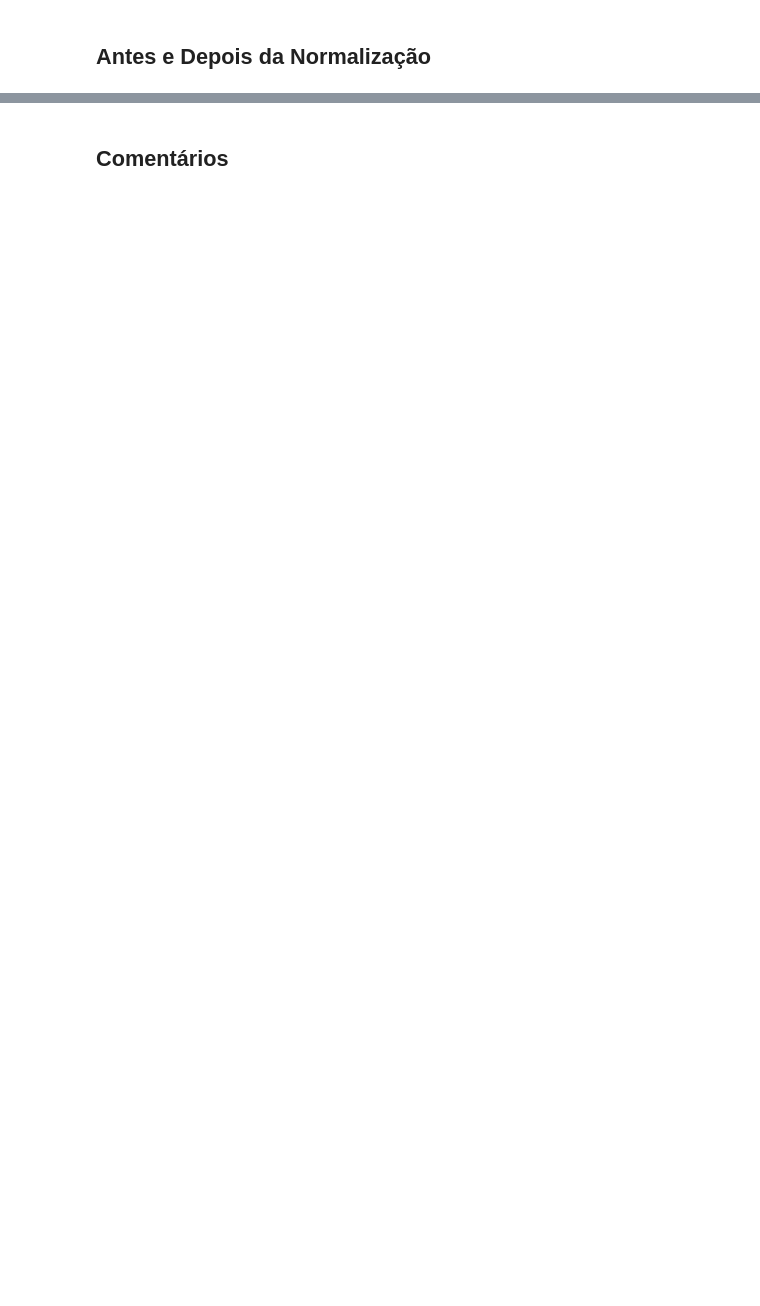
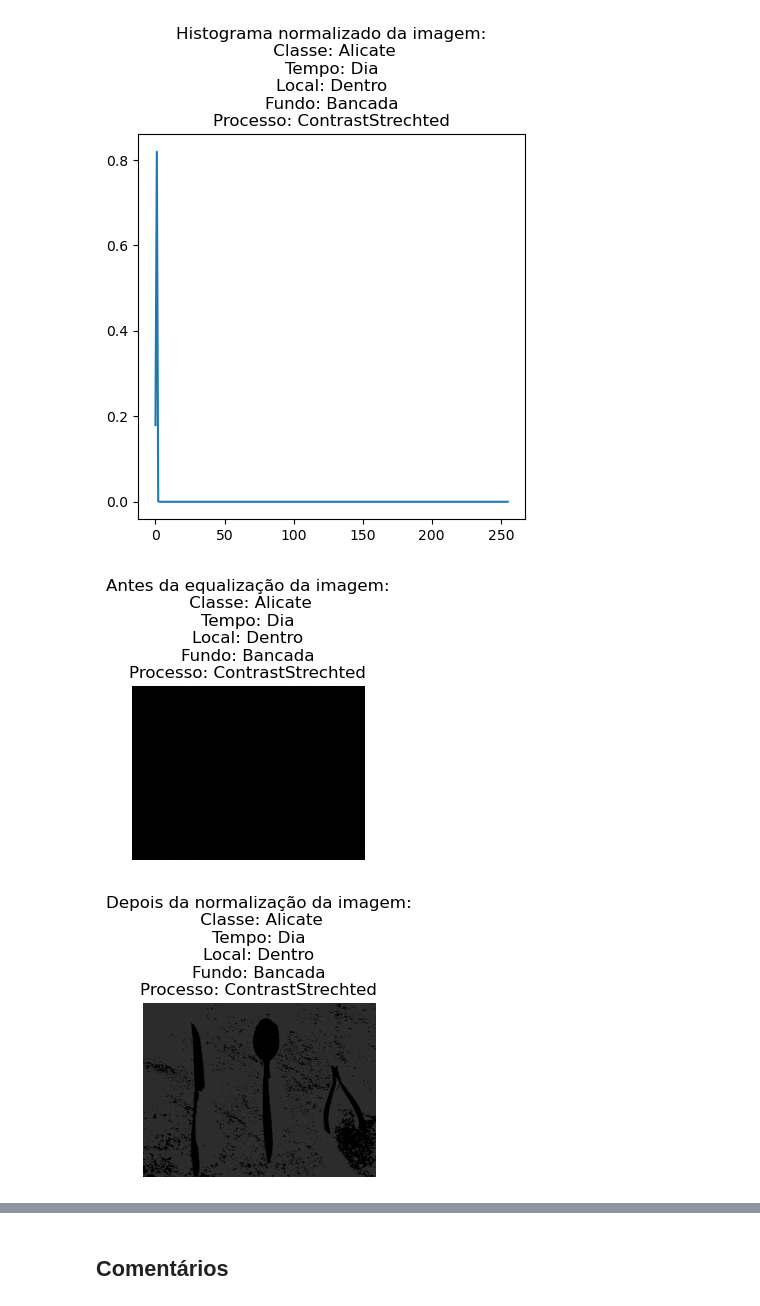
Before and after one commit to LuizGustavoP/MAC-0417-EPS, a Jupyter notebook: EP2 - Normalization.ipynb, the cells around one changed output, grey strips where cells are left out. Saved outputs shown, nothing was run; the diff lists cells and outputs as text; code cells hidden in the pictures; blank space fills up the shorter version.

Commit message:
EP2: Finaliza a implementação dos notebooks de normalização e data augmentation

```diff
--- a/EP2 - Normalization.ipynb
+++ b/EP2 - Normalization.ipynb
@@ -154,11 +100,19 @@ def saveImage(filename, image):
 # %%
+#Código adaptado da Lista 1
+def plot_img(fig, titulo):
+  plt.figure(figsize=(3,3))
+  plt.imshow(fig, cmap='gray', vmin=0, vmax=255)
+  plt.title(titulo)
+  plt.axis('off')
+  plt.show()
+
 def plot_histogram(fig, titulo):
   plt.figure(figsize=(5,5))
   plt.plot(fig)
   plt.title(titulo)
   plt.show()
 
-def normalized_histogram(image):
+def normalized_histogram(image, legenda):
     normalizedValues = [0]*256
     for lineIndex in range(len(image)):
         for columnIndex in range(len(image[lineIndex])):
@@ -166,19 +120,19 @@ def normalized_histogram(image):
 
     for i in range(len(normalizedValues)):
         normalizedValues[i] /= (len(image)*len(image[0]))
-    plot_histogram(normalizedValues, "Histograma normalizado")
+    plot_histogram(normalizedValues, "Histograma normalizado da imagem:\n " + legenda)
 
     return normalizedValues
 
-def histogram_equalization(originalImage, normalizedValues):
+def histogram_equalization(originalImage, normalizedValues, legenda):
     image = originalImage.copy()
-    plot_img(originalImage, "Before histogram equalization")
+    plot_img(originalImage, "Antes da equalização da imagem:\n " + legenda)
     for lineIndex in range(len(image)):
         for columnIndex in range(len(image[lineIndex])):
             normalizedSum = 0
             for value in range(int(image[lineIndex][columnIndex])): normalizedSum += normalizedValues[value]
             image[lineIndex][columnIndex] = 255*(normalizedSum)
-    plot_img(image, "After histogram equalization")
+    plot_img(image, "Depois da normalização da imagem:\n " + legenda)
     return image
 # %% [markdown]
 ## Histograma Médio dos Datasets
@@ -185,2 +143,32 @@ def histogram_equalization(originalImage, normalizedValues):
-# %% [markdown]
-## Antes e Depois da Normalização
+# %%
+def createNormalizedDataset(bancoImagens):
+    if not os.path.exists("./normalizedDataset/"):
+        os.makedirs("./normalizedDataset/")
+    for classe in bancoImagens.keys():
+        for tempo in bancoImagens[classe].keys():
+            for iluminacao in bancoImagens[classe][tempo].keys():
+                for fundo in bancoImagens[classe][tempo][iluminacao].keys():
+                    for processo in bancoImagens[classe][tempo][iluminacao][fundo].keys():
+                        legenda = f"Classe: {classe}\nTempo: {tempo}\nLocal: {iluminacao}\nFundo: {fundo}\nProcesso: {processo}"
+                        normalizedValues = normalized_histogram(bancoImagens[classe][tempo][iluminacao][fundo][processo], legenda)
+                        equalized_image = histogram_equalization(bancoImagens[classe][tempo][iluminacao][fundo][processo], normalizedValues, legenda)
+                        normalized_histogram(equalized_image, legenda + "\nEqualizada");
+                        saveImage(f"./normalizedDataset/{classe},{tempo},{iluminacao},{fundo},{processo},Equalizada.jpg", equalized_image)
+
+createNormalizedDataset(bancoImagensProcessadas)
+
+def normalizeOriginalGrayDataset(bancoImagens):
+    for classe in bancoImagens.keys():
+        for tempo in bancoImagens[classe].keys():
+            for iluminacao in bancoImagens[classe][tempo].keys():
+                for fundo in bancoImagens[classe][tempo][iluminacao].keys():
+                    legenda = f"Classe: {classe}\nTempo: {tempo}\nLocal: {iluminacao}\nFundo: {fundo}"
+                    normalizedValues = normalized_histogram(bancoImagens[classe][tempo][iluminacao][fundo], legenda)
+                    equalized_image = histogram_equalization(bancoImagens[classe][tempo][iluminacao][fundo], normalizedValues, legenda)
+                    normalized_histogram(equalized_image, legenda + "\nEqualizada");
+
+normalizeOriginalGrayDataset(bancoImagensCinza)
+# %% [output]
+[figure, added]
+[figure, added]
+[figure, added]
```
Also changed, not shown: parts of 11 cells of this notebook, 1 other file.
